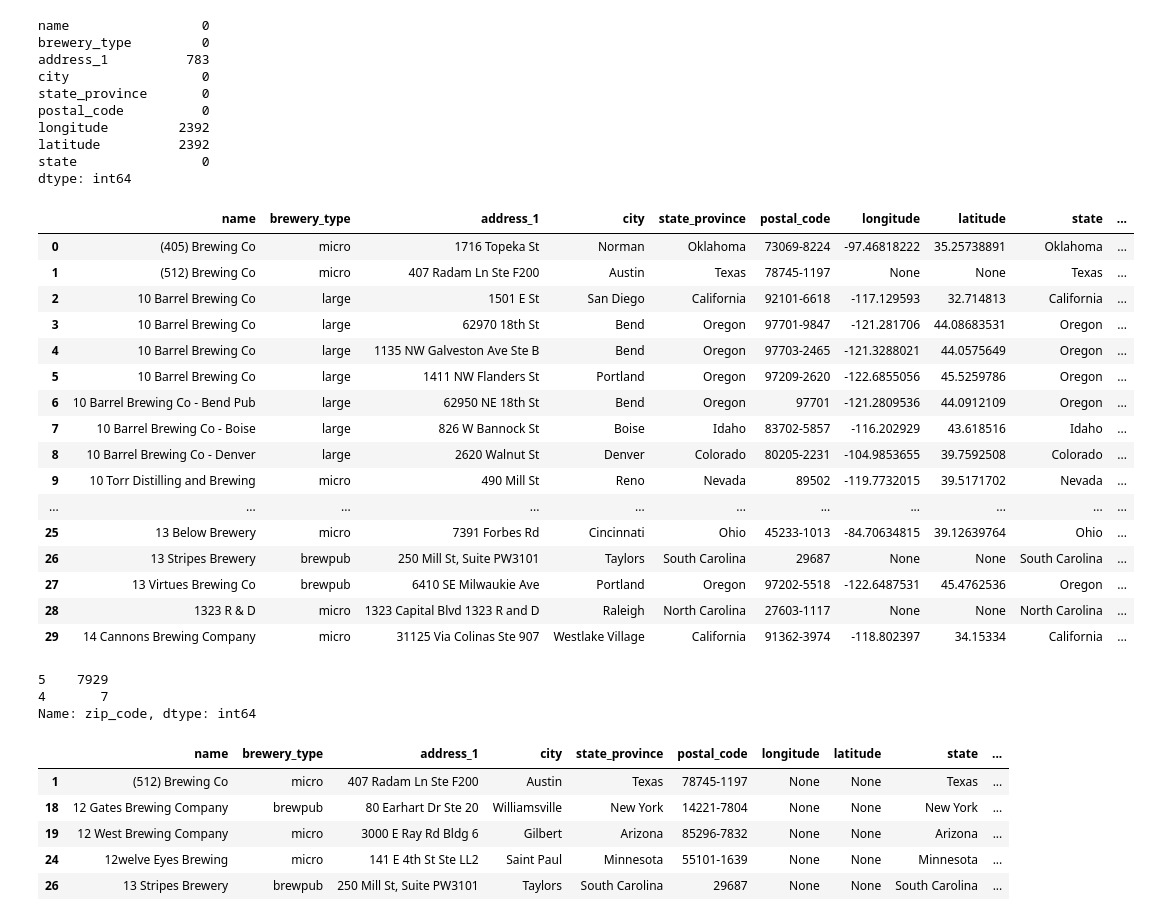
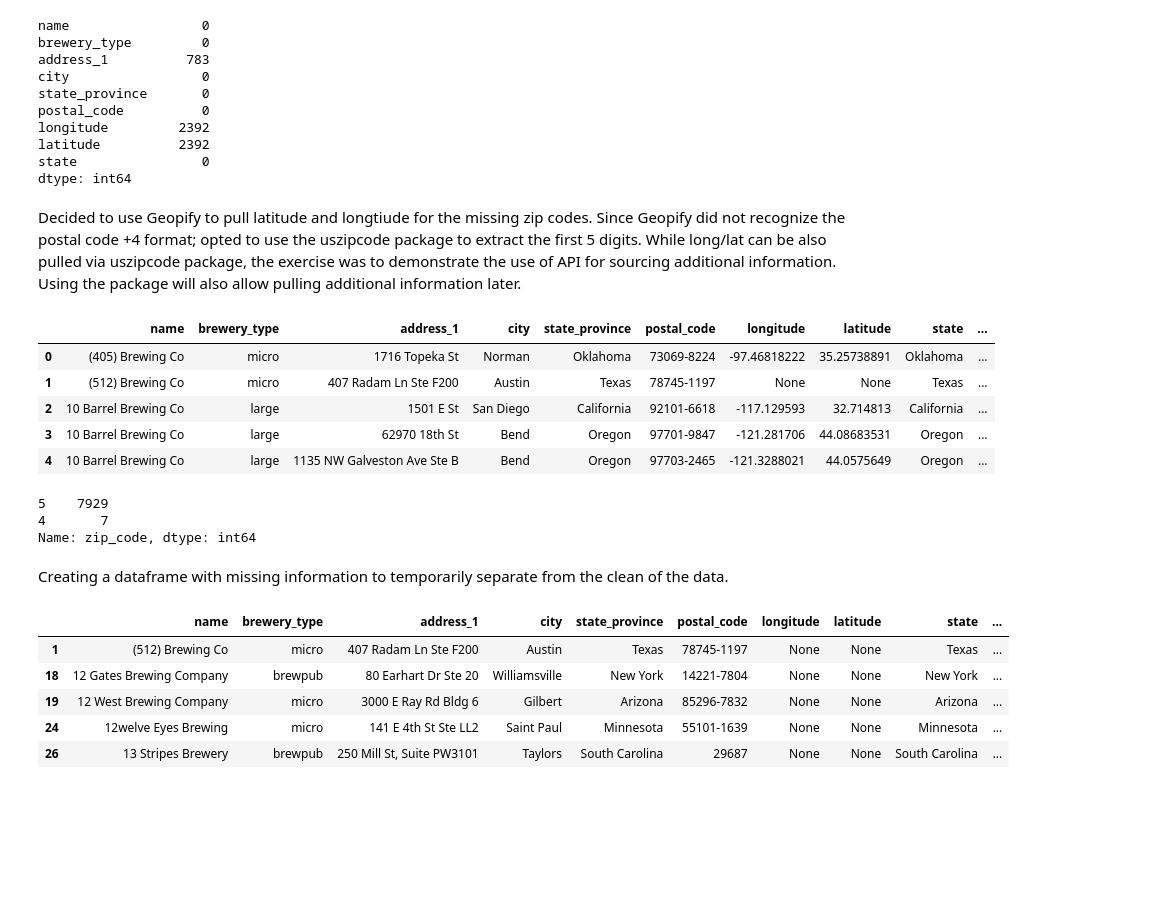
Before and after one commit to rpatel9877/project1, a Jupyter notebook: vicky_lasota/vicky_lasota.ipynb, the cells around one changed output. Saved outputs shown, nothing was run; the diff lists cells and outputs as text; code cells hidden in the pictures; blank space fills up the shorter version.

```diff
--- a/vicky_lasota/vicky_lasota.ipynb
+++ b/vicky_lasota/vicky_lasota.ipynb
@@ -95,43 +94,35 @@ longitude         2392
 latitude          2392
 state                0
 dtype: int64
+# %% [markdown]
+Decided to use Geopify to pull latitude and longtiude for the missing zip codes. Since Geopify did not recognize the postal code +4 format;
+opted to use the uszipcode package to extract the first 5 digits. While long/lat can be also pulled via uszipcode package, the exercise was to demonstrate the use of API for sourcing additional information. Using the package will also allow pulling additional information later.
 # %%
-#create a new column in dataframe with first 5 digits of zip code - geopify doesn't look up +4
+#create a new column in dataframe with first 5 digits of zip code ensuring the information is stored as stings & recognized as zipcodes.
 
 search = SearchEngine()
 
 def extract_zipcode(zipcode):
     # Remove +4 extension if present
     zipcode = zipcode.split('-')[0]
     zipcode_obj = search.by_zipcode(zipcode)
     if zipcode_obj is not None:
         return str(zipcode_obj.zipcode)[:5].zfill(5)
     else:
         return None
 
 clean_breweries_df['zip_code'] = clean_breweries_df['postal_code'].apply(extract_zipcode).astype(str)
 
 #add a ditinct ID number to each row
 clean_breweries_df['brewery_id'] = clean_breweries_df.index + 1
-clean_breweries_df.head(30)
+clean_breweries_df.head()
 # %% [output]
 |  | name | brewery_type | address_1 | city | state_province | postal_code | longitude | latitude | state | ... |
 | 0 | (405) Brewing Co | micro | 1716 Topeka St | Norman | Oklahoma | 73069-8224 | -97.46818222 | 35.25738891 | Oklahoma | ... |
 | 1 | (512) Brewing Co | micro | 407 Radam Ln Ste F200 | Austin | Texas | 78745-1197 | None | None | Texas | ... |
 | 2 | 10 Barrel Brewing Co | large | 1501 E St | San Diego | California | 92101-6618 | -117.129593 | 32.714813 | California | ... |
 | 3 | 10 Barrel Brewing Co | large | 62970 18th St | Bend | Oregon | 97701-9847 | -121.281706 | 44.08683531 | Oregon | ... |
 | 4 | 10 Barrel Brewing Co | large | 1135 NW Galveston Ave Ste B | Bend | Oregon | 97703-2465 | -121.3288021 | 44.0575649 | Oregon | ... |
-| 5 | 10 Barrel Brewing Co | large | 1411 NW Flanders St | Portland | Oregon | 97209-2620 | -122.6855056 | 45.5259786 | Oregon | ... |
-| 6 | 10 Barrel Brewing Co - Bend Pub | large | 62950 NE 18th St | Bend | Oregon | 97701 | -121.2809536 | 44.0912109 | Oregon | ... |
-| 7 | 10 Barrel Brewing Co - Boise | large | 826 W Bannock St | Boise | Idaho | 83702-5857 | -116.202929 | 43.618516 | Idaho | ... |
-| 8 | 10 Barrel Brewing Co - Denver | large | 2620 Walnut St | Denver | Colorado | 80205-2231 | -104.9853655 | 39.7592508 | Colorado | ... |
-| 9 | 10 Torr Distilling and Brewing | micro | 490 Mill St | Reno | Nevada | 89502 | -119.7732015 | 39.5171702 | Nevada | ... |
-| ... | ... | ... | ... | ... | ... | ... | ... | ... | ... | ... |
-| 25 | 13 Below Brewery | micro | 7391 Forbes Rd | Cincinnati | Ohio | 45233-1013 | -84.70634815 | 39.12639764 | Ohio | ... |
-| 26 | 13 Stripes Brewery | brewpub | 250 Mill St, Suite PW3101 | Taylors | South Carolina | 29687 | None | None | South Carolina | ... |
-| 27 | 13 Virtues Brewing Co | brewpub | 6410 SE Milwaukie Ave | Portland | Oregon | 97202-5518 | -122.6487531 | 45.4762536 | Oregon | ... |
-| 28 | 1323 R & D | micro | 1323 Capital Blvd 1323 R and D | Raleigh | North Carolina | 27603-1117 | None | None | North Carolina | ... |
-| 29 | 14 Cannons Brewing Company | micro | 31125 Via Colinas Ste 907 | Westlake Village | California | 91362-3974 | -118.802397 | 34.15334 | California | ... |
 # %%
 
 #load dataframe into csv
@@ -151,4 +143,6 @@ csv_breweries_df = pd.read_csv(input_path)
 #target_url = f"https://api.geoapify.com/v1/geocode/autocomplete?text={postcode}&limit=1&type=postcode&format=json&apiKey={geoapify_key}"
 #response = requests.get(target_url).json()
 #print(json.dumps(response, indent=4, sort_keys=True))
+# %% [markdown]
+Creating a dataframe with missing information to temporarily separate from the clean of the data.
 # %%
```
Also changed, not shown: parts of 19 cells of this notebook, 1 other file.
